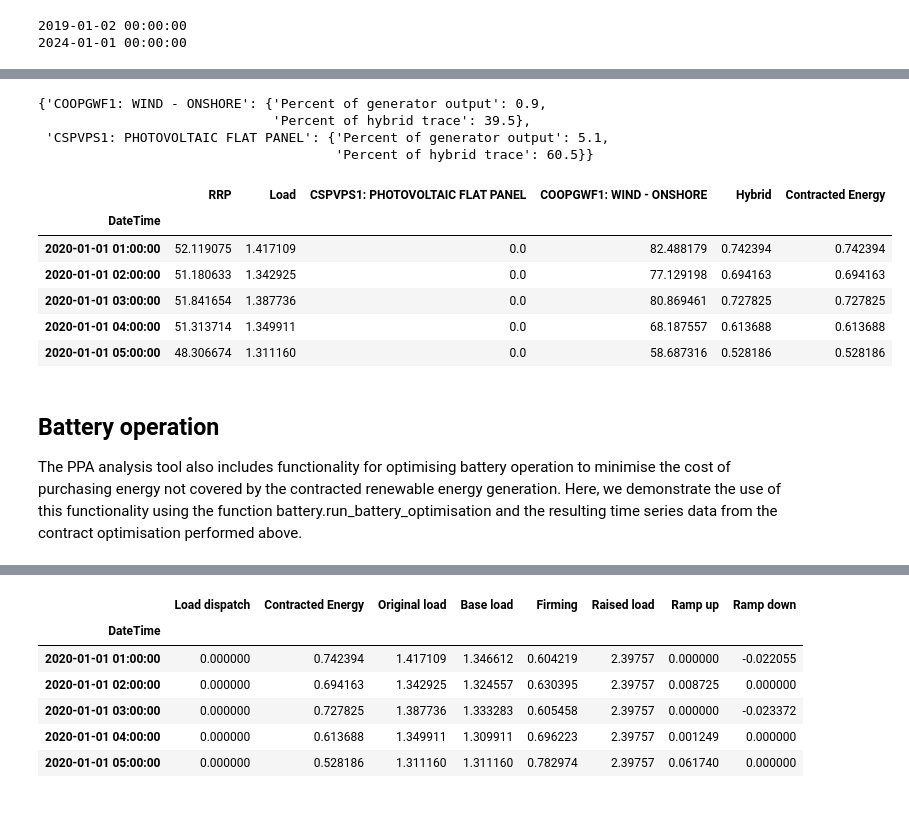
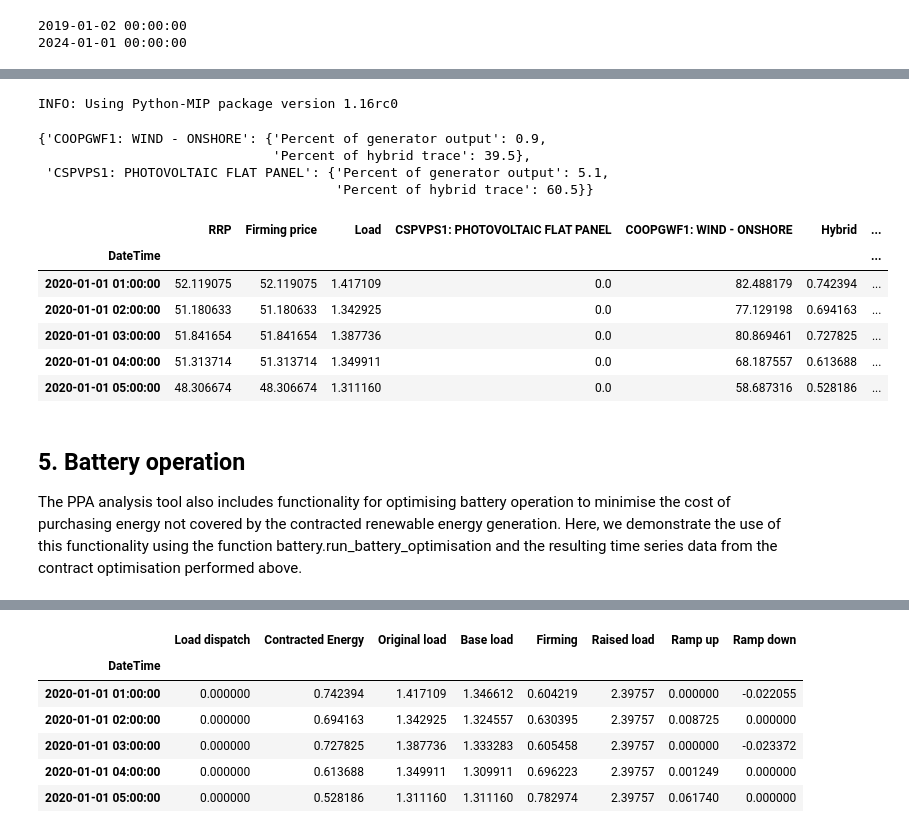
Before and after one commit to EllieKallmier/ppa_analysis, a Jupyter notebook: examples.ipynb, the cells around one changed output, grey strips where cells are left out. Saved outputs shown, nothing was run; the diff lists cells and outputs as text; code cells hidden in the pictures.

```diff
--- a/examples.ipynb
+++ b/examples.ipynb
@@ -324,12 +342,14 @@ time_series_data.head()
 
 from ppa_analysis import hybrid
 
-time_series_results, contracted_percentages = hybrid.create_hybrid_generation(
+time_series_with_contracted_energy, contracted_percentages = hybrid.create_hybrid_generation(
         contract_type='Pay as Produced',
         contracted_amount=50,
         time_series_data=time_series_data,
         generator_info=lcoe_data
 )
+# %% [output]
+INFO: Using Python-MIP package version 1.16rc0
 # %%
 # The results indicate the best match of generation to load is achieved by
 # contracting 1.% of the wind generator's capacity and 2.6 % of the solar
@@ -345,21 +365,21 @@ pprint(contracted_percentages)
 # %%
 # hybrid.create_hybrid_generation also returns the input time series data with
 # additional columns 'Hybrid', indicating the combined renewable energy
 # generation profile, and 'Contracted Energy', indicating the total energy the
 # buyer would purchase under this scenario. In the case of the Pay as Produced
 # contract the 'Hybrid' and 'Contracted Energy' volumes are the same.
 
-time_series_results.head()
+time_series_with_contracted_energy.head()
 # %% [output]
-|  | RRP | Load | CSPVPS1: PHOTOVOLTAIC FLAT PANEL | COOPGWF1: WIND - ONSHORE | Hybrid | Contracted Energy |
-| DateTime |  |  |  |  |  |  |
-| 2020-01-01 01:00:00 | 52.119075 | 1.417109 | 0.0 | 82.488179 | 0.742394 | 0.742394 |
-| 2020-01-01 02:00:00 | 51.180633 | 1.342925 | 0.0 | 77.129198 | 0.694163 | 0.694163 |
-| 2020-01-01 03:00:00 | 51.841654 | 1.387736 | 0.0 | 80.869461 | 0.727825 | 0.727825 |
-| 2020-01-01 04:00:00 | 51.313714 | 1.349911 | 0.0 | 68.187557 | 0.613688 | 0.613688 |
-| 2020-01-01 05:00:00 | 48.306674 | 1.311160 | 0.0 | 58.687316 | 0.528186 | 0.528186 |
+|  | RRP | Firming price | Load | CSPVPS1: PHOTOVOLTAIC FLAT PANEL | COOPGWF1: WIND - ONSHORE | Hybrid | ... |
+| DateTime |  |  |  |  |  |  | ... |
+| 2020-01-01 01:00:00 | 52.119075 | 52.119075 | 1.417109 | 0.0 | 82.488179 | 0.742394 | ... |
+| 2020-01-01 02:00:00 | 51.180633 | 51.180633 | 1.342925 | 0.0 | 77.129198 | 0.694163 | ... |
+| 2020-01-01 03:00:00 | 51.841654 | 51.841654 | 1.387736 | 0.0 | 80.869461 | 0.727825 | ... |
+| 2020-01-01 04:00:00 | 51.313714 | 51.313714 | 1.349911 | 0.0 | 68.187557 | 0.613688 | ... |
+| 2020-01-01 05:00:00 | 48.306674 | 48.306674 | 1.311160 | 0.0 | 58.687316 | 0.528186 | ... |
 # %% [markdown]
-## Battery operation
+## 5. Battery operation
 
 <div style="width: 600px;">
 The PPA analysis tool also includes functionality for optimising battery operation
```
Also changed, not shown: parts of 10 cells of this notebook, 2 other files.
